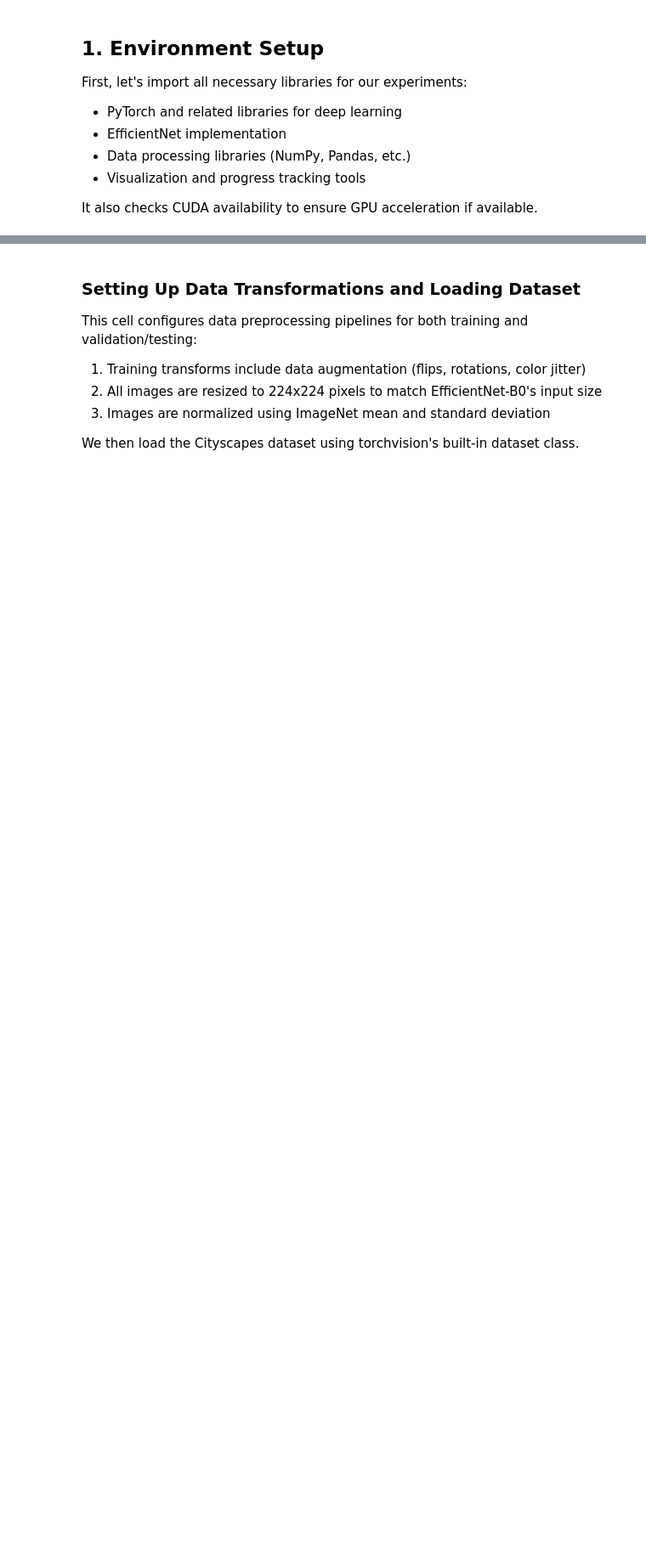
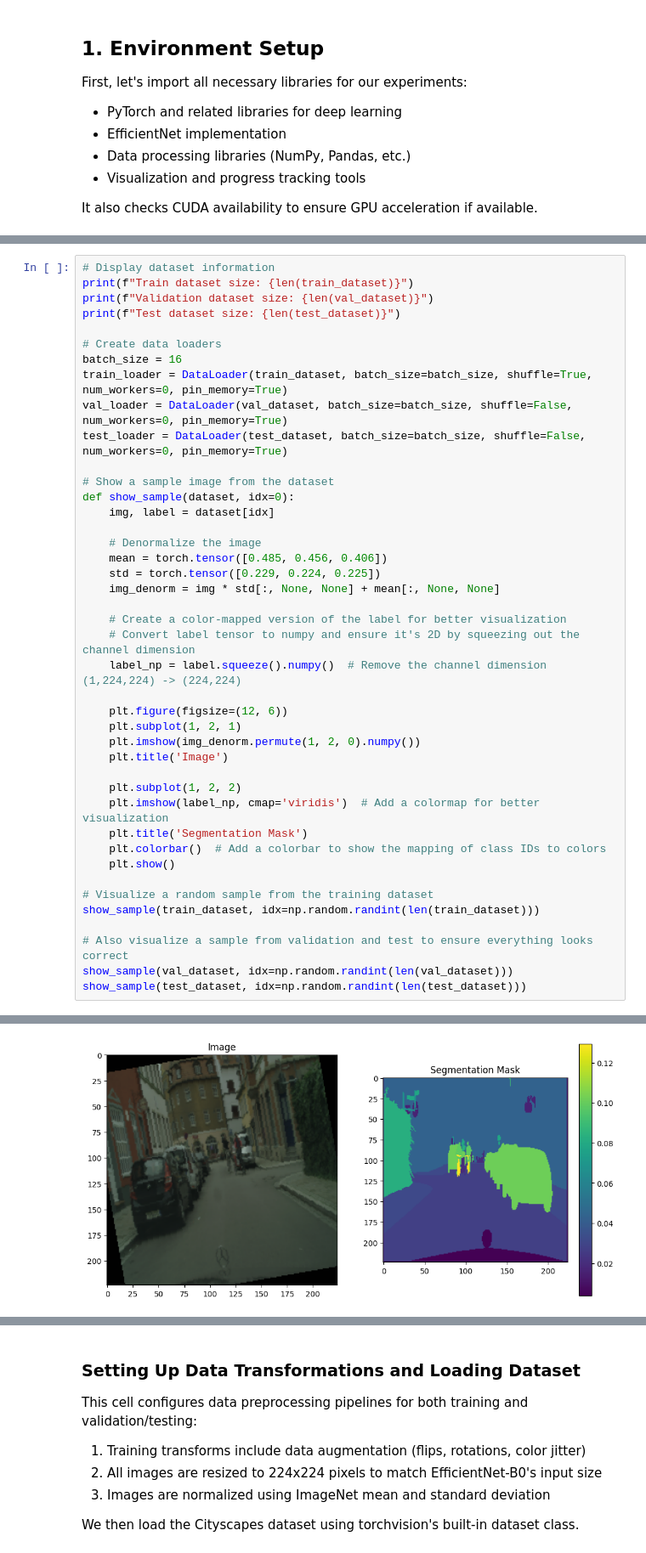
Before and after one commit to albertli0538/ai6103-group-project, a Jupyter notebook: group-project.ipynb, the cells around one changed output, grey strips where cells are left out. Shown at 85% size. Drawn from its saved outputs; the diff is of its cells as text; blank space fills up the shorter version.

Commit message:
Update show sample and training functions.

```diff
--- a/group-project.ipynb
+++ b/group-project.ipynb
@@ -120,0 +282,43 @@ val_dataset = Cityscapes(
+# %%
+# Display dataset information
+print(f"Train dataset size: {len(train_dataset)}")
+print(f"Validation dataset size: {len(val_dataset)}")
+print(f"Test dataset size: {len(test_dataset)}")
+
+# Create data loaders
+batch_size = 16
+train_loader = DataLoader(train_dataset, batch_size=batch_size, shuffle=True, num_workers=0, pin_memory=True)
+val_loader = DataLoader(val_dataset, batch_size=batch_size, shuffle=False, num_workers=0, pin_memory=True)
+test_loader = DataLoader(test_dataset, batch_size=batch_size, shuffle=False, num_workers=0, pin_memory=True)
+
+# Show a sample image from the dataset
+def show_sample(dataset, idx=0):
+    img, label = dataset[idx]
+
+    # Denormalize the image
+    mean = torch.tensor([0.485, 0.456, 0.406])
+    std = torch.tensor([0.229, 0.224, 0.225])
+    img_denorm = img * std[:, None, None] + mean[:, None, None]
+
+    # Create a color-mapped version of the label for better visualization
+    # Convert label tensor to numpy and ensure it's 2D by squeezing out the channel dimension
+    label_np = label.squeeze().numpy()  # Remove the channel dimension (1,224,224) -> (224,224)
+
+    plt.figure(figsize=(12, 6))
+    plt.subplot(1, 2, 1)
+    plt.imshow(img_denorm.permute(1, 2, 0).numpy())
+    plt.title('Image')
+
+    plt.subplot(1, 2, 2)
+    plt.imshow(label_np, cmap='viridis')  # Add a colormap for better visualization
+    plt.title('Segmentation Mask')
+    plt.colorbar()  # Add a colorbar to show the mapping of class IDs to colors
+    plt.show()
+
+# Visualize a random sample from the training dataset
+show_sample(train_dataset, idx=np.random.randint(len(train_dataset)))
+
+# Also visualize a sample from validation and test to ensure everything looks correct
+show_sample(val_dataset, idx=np.random.randint(len(val_dataset)))
+show_sample(test_dataset, idx=np.random.randint(len(test_dataset)))
+# %% [output]
@@ -120,0 +328 @@ val_dataset = Cityscapes(
+[figure, added]
```
Also changed, not shown: parts of 11 cells of this notebook.
